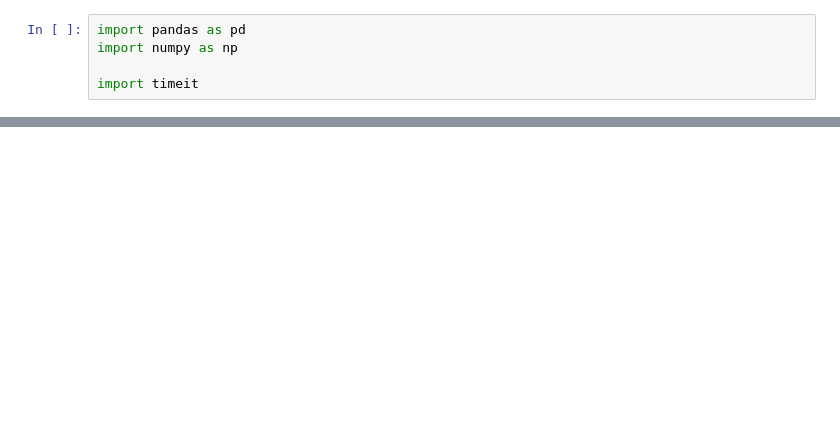
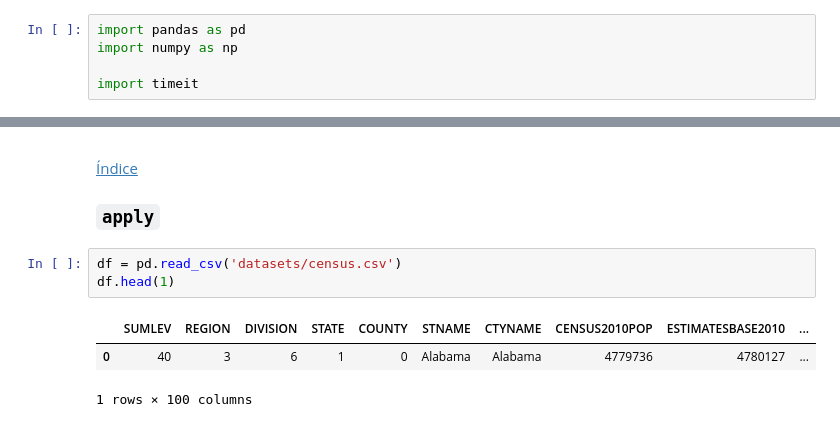
Before and after one commit to SantiGonzalezz/Applied-Data-Science-with-Python, a Jupyter notebook: 1. Introduction to Data Science in Python/Week 3/Pandas 2.ipynb, the cells around one changed output, grey strips where cells are left out. Drawn from its saved outputs; the diff is of its cells as text; blank space fills up the shorter version.

```diff
--- a/1. Introduction to Data Science in Python/Week 3/Pandas 2.ipynb
+++ b/1. Introduction to Data Science in Python/Week 3/Pandas 2.ipynb
@@ -263,0 +323,13 @@ df = pd.read_csv('datasets/')
+# %% [markdown]
+<a id='c_apply'></a>
+
+[Índice](#index)
+
+### `apply`
+# %%
+df = pd.read_csv('datasets/census.csv')
+df.head(1)
+# %% [output]
+|  | SUMLEV | REGION | DIVISION | STATE | COUNTY | STNAME | CTYNAME | CENSUS2010POP | ESTIMATESBASE2010 | ... |
+| 0 | 40 | 3 | 6 | 1 | 0 | Alabama | Alabama | 4779736 | 4780127 | ... |
+1 rows × 100 columns
```
Also changed, not shown: parts of 13 cells of this notebook.
